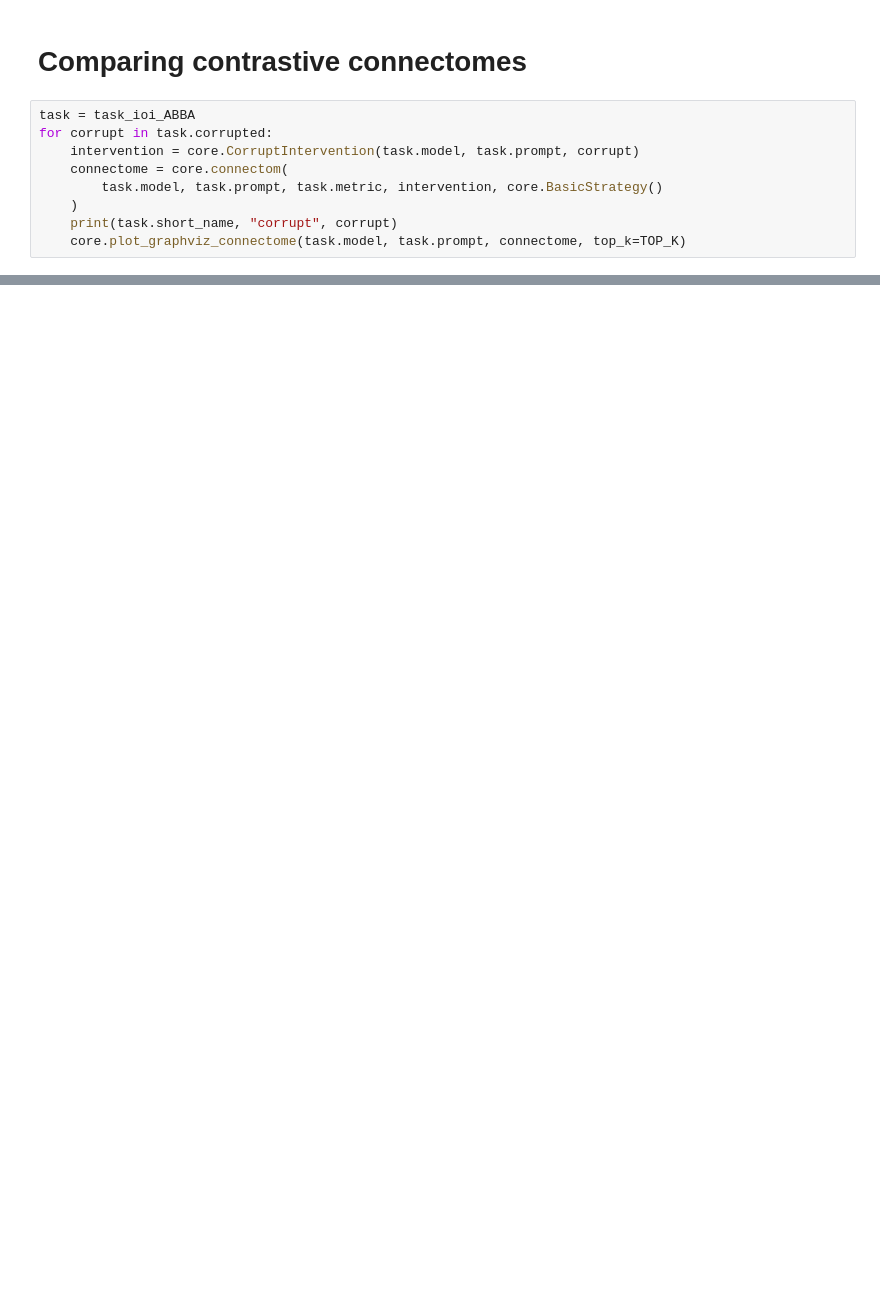
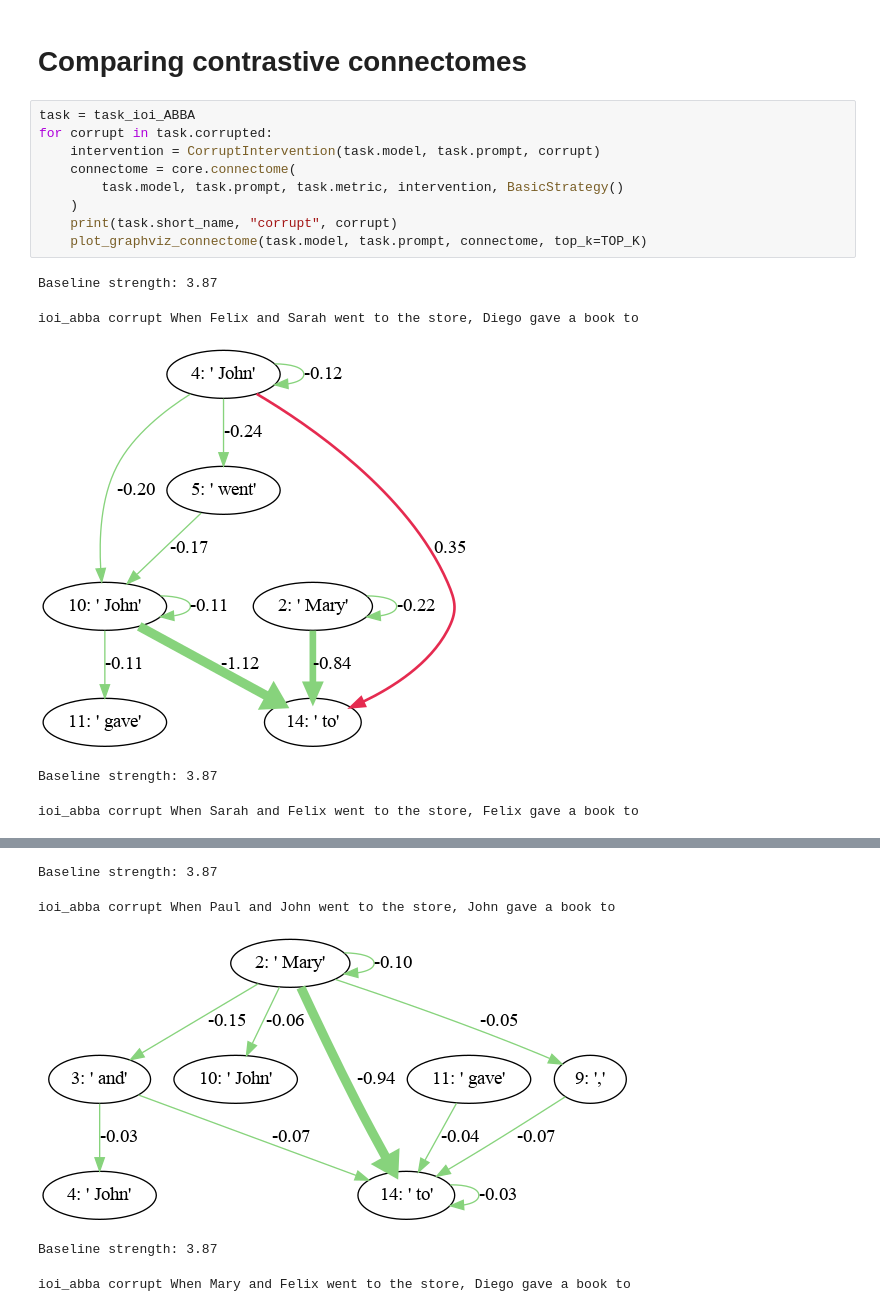
Before and after one commit to Felhof/connectome, a Jupyter notebook: comparision.ipynb, the cells around one changed output, grey strips where cells are left out. Cells and saved outputs as stored; diff of their text form; blank space fills up the shorter version.

```diff
--- a/comparision.ipynb
+++ b/comparision.ipynb
@@ -168,9 +227,15 @@ for task in [task_ioi_ABBA, task_ioi_BABA]:
 # %%
 task = task_ioi_ABBA
 for corrupt in task.corrupted:
-    intervention = core.CorruptIntervention(task.model, task.prompt, corrupt)
-    connectome = core.connectom(
-        task.model, task.prompt, task.metric, intervention, core.BasicStrategy()
+    intervention = CorruptIntervention(task.model, task.prompt, corrupt)
+    connectome = core.connectome(
+        task.model, task.prompt, task.metric, intervention, BasicStrategy()
     )
     print(task.short_name, "corrupt", corrupt)
-    core.plot_graphviz_connectome(task.model, task.prompt, connectome, top_k=TOP_K)
+    plot_graphviz_connectome(task.model, task.prompt, connectome, top_k=TOP_K)
+# %% [output]
+Baseline strength: 3.87
+ioi_abba corrupt When Felix and Sarah went to the store, Diego gave a book to
+[figure, added]
+Baseline strength: 3.87
+ioi_abba corrupt When Sarah and Felix went to the store, Felix gave a book to
@@ -176,0 +243,5 @@ for corrupt in task.corrupted:
+Baseline strength: 3.87
+ioi_abba corrupt When Paul and John went to the store, John gave a book to
+[figure, added]
+Baseline strength: 3.87
+ioi_abba corrupt When Mary and Felix went to the store, Diego gave a book to
```
Also changed, not shown: parts of 8 cells of this notebook.
